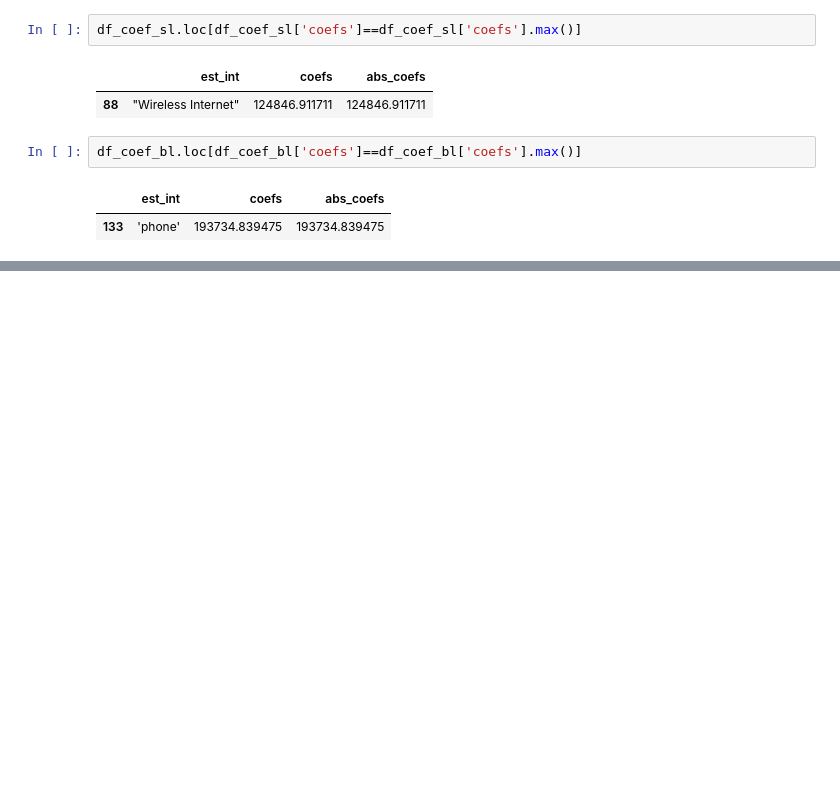
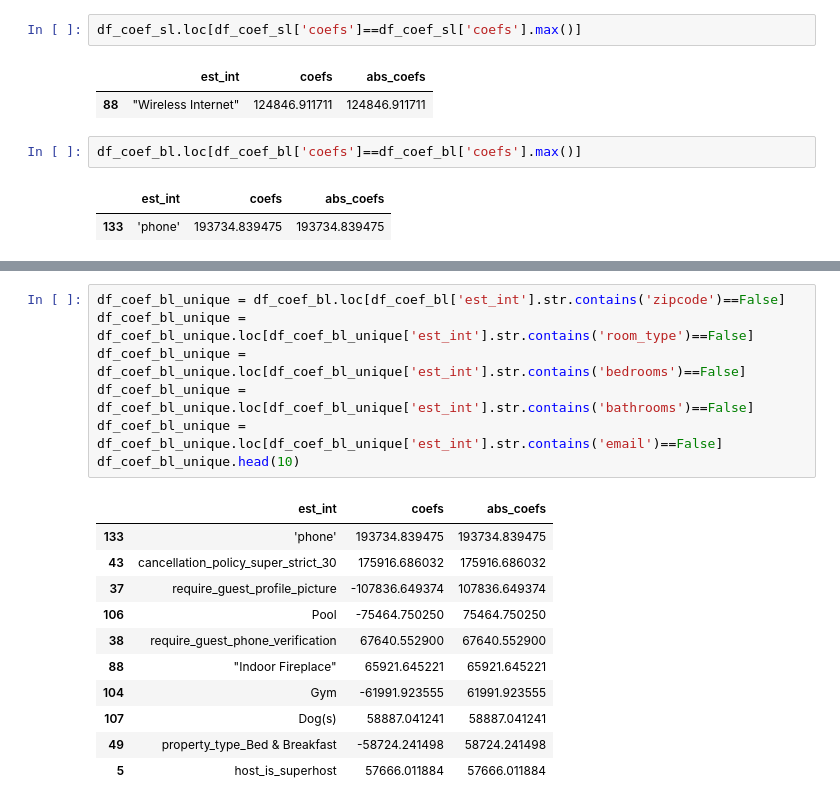
Before and after one commit to TheCaptainCrash/airbnb-boston-seattle, a Jupyter notebook: src/AirbnbAnalysis.ipynb, the cells around one changed output, grey strips where cells are left out. Drawn from its saved outputs; the diff is of its cells as text; blank space fills up the shorter version.

```diff
--- a/src/AirbnbAnalysis.ipynb
+++ b/src/AirbnbAnalysis.ipynb
@@ -184,0 +300,19 @@ df_coef_bl.loc[df_coef_bl['coefs']==df_coef_bl['coefs'].max()]
+# %%
+df_coef_bl_unique = df_coef_bl.loc[df_coef_bl['est_int'].str.contains('zipcode')==False]
+df_coef_bl_unique = df_coef_bl_unique.loc[df_coef_bl_unique['est_int'].str.contains('room_type')==False]
+df_coef_bl_unique = df_coef_bl_unique.loc[df_coef_bl_unique['est_int'].str.contains('bedrooms')==False]
+df_coef_bl_unique = df_coef_bl_unique.loc[df_coef_bl_unique['est_int'].str.contains('bathrooms')==False]
+df_coef_bl_unique = df_coef_bl_unique.loc[df_coef_bl_unique['est_int'].str.contains('email')==False]
+df_coef_bl_unique.head(10)
+# %% [output]
+|  | est_int | coefs | abs_coefs |
+| 133 | 'phone' | 193734.839475 | 193734.839475 |
+| 43 | cancellation_policy_super_strict_30 | 175916.686032 | 175916.686032 |
+| 37 | require_guest_profile_picture | -107836.649374 | 107836.649374 |
+| 106 | Pool | -75464.750250 | 75464.750250 |
+| 38 | require_guest_phone_verification | 67640.552900 | 67640.552900 |
+| 88 | "Indoor Fireplace" | 65921.645221 | 65921.645221 |
+| 104 | Gym | -61991.923555 | 61991.923555 |
+| 107 | Dog(s) | 58887.041241 | 58887.041241 |
+| 49 | property_type_Bed & Breakfast | -58724.241498 | 58724.241498 |
+| 5 | host_is_superhost | 57666.011884 | 57666.011884 |
```
Also changed, not shown: parts of 17 cells of this notebook, 1 other file.
